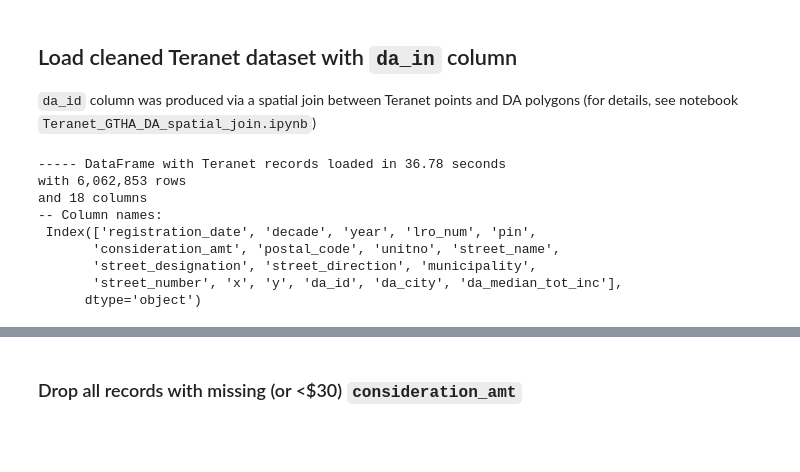
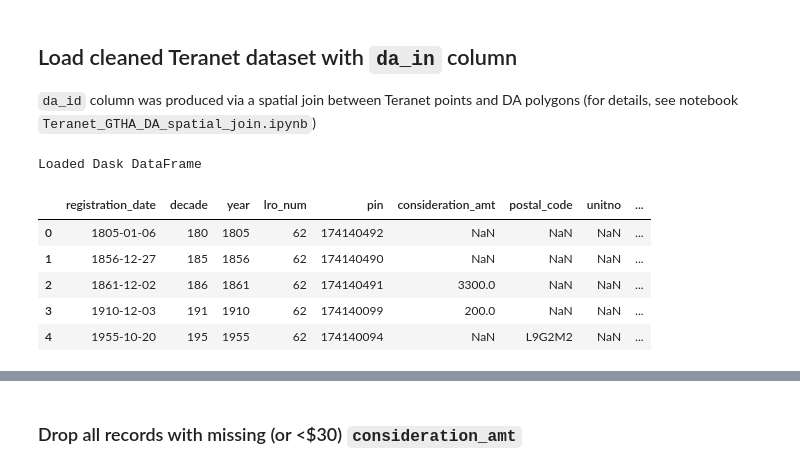
Before and after one commit to stepan-o/geo, a Jupyter notebook: Teranet_add_new_columns.ipynb, the cells around one changed output, grey strips where cells are left out. Cells and saved outputs as stored; diff of their text form; code cells hidden in the pictures; blank space fills up the shorter version.

Commit message:
switched to Dask DataFrames

```diff
--- a/Teranet_add_new_columns.ipynb
+++ b/Teranet_add_new_columns.ipynb
@@ -71,24 +77,27 @@ drop_cols = ['Unnamed: 0', 'index',
              'street_suffix']
 t = time.time()
 teranet_path = 'data/HHSaleHistory_cleaned_v0.9_GTHA_DA.csv'
-df = pd.read_csv(teranet_path,
+df = dd.read_csv(teranet_path,
                  parse_dates=['registration_date'],
                  dtype=dtypes)
+df = df.persist()
 df = df.drop(drop_cols, axis=1)
 elapsed = time.time() - t
-print("----- DataFrame with Teranet records loaded in "
-      "{0:.2f} seconds".format(elapsed) +
-      "\nwith {0:,} rows\nand {1:,} columns"
-      .format(df.shape[0], df.shape[1]) +
-      "\n-- Column names:\n", df.columns)
+print("Loaded Dask DataFrame")
+#print("----- DataFrame with Teranet records loaded in "
+#      "{0:.2f} seconds".format(elapsed) +
+#      "\nwith {0:,} rows\nand {1:,} columns"
+#      .format(df.shape[0], df.shape[1]) +
+#      "\n-- Column names:\n", df.columns)
 # %% [output]
------ DataFrame with Teranet records loaded in 36.78 seconds
-with 6,062,853 rows
-and 18 columns
--- Column names:
- Index(['registration_date', 'decade', 'year', 'lro_num', 'pin',
-       'consideration_amt', 'postal_code', 'unitno', 'street_name',
-       'street_designation', 'street_direction', 'municipality',
-       'street_number', 'x', 'y', 'da_id', 'da_city', 'da_median_tot_inc'],
-      dtype='object')
+Loaded Dask DataFrame
+# %%
+df.head()
+# %% [output]
+|  | registration_date | decade | year | lro_num | pin | consideration_amt | postal_code | unitno | ... |
+| 0 | 1805-01-06 | 180 | 1805 | 62 | 174140492 | NaN | NaN | NaN | ... |
+| 1 | 1856-12-27 | 185 | 1856 | 62 | 174140490 | NaN | NaN | NaN | ... |
+| 2 | 1861-12-02 | 186 | 1861 | 62 | 174140491 | 3300.0 | NaN | NaN | ... |
+| 3 | 1910-12-03 | 191 | 1910 | 62 | 174140099 | 200.0 | NaN | NaN | ... |
+| 4 | 1955-10-20 | 195 | 1955 | 62 | 174140094 | NaN | L9G2M2 | NaN | ... |
 # %%
```
Also changed, not shown: parts of 13 cells of this notebook.
